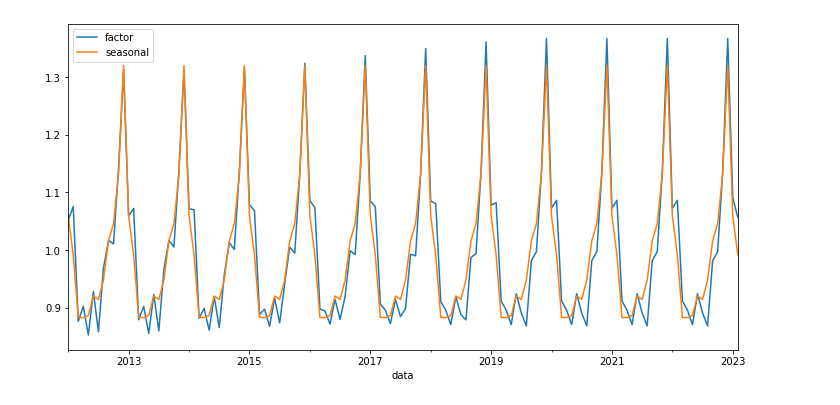
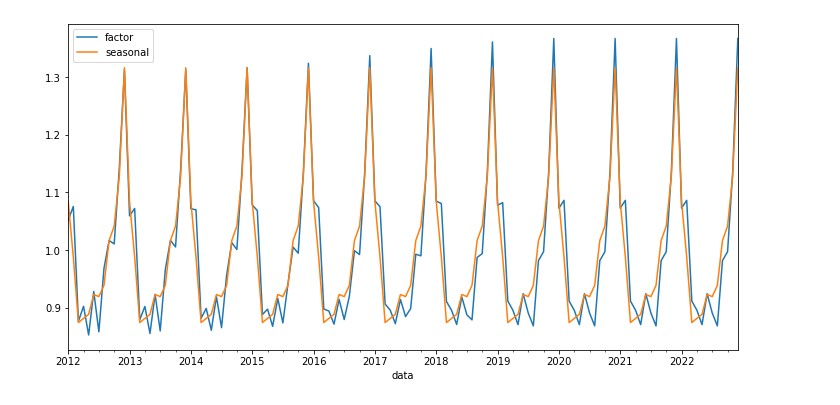
Before and after one commit to thiago3442/TS-decomposition, a Jupyter notebook: teste.ipynb, the cells around one changed output. Saved outputs shown, nothing was run; the diff lists cells and outputs as text; code cells hidden in the pictures.

```diff
--- a/teste.ipynb
+++ b/teste.ipynb
@@ -4,20 +1,26 @@ from statsmodels.tsa.seasonal import seasonal_decompose
 # %%
+import pandas as pd
+from statsmodels.tsa.seasonal import seasonal_decompose
+
+
 df = pd.read_excel("season-data.xlsx",engine='openpyxl', sheet_name="SAMPLE", index_col="data")
+
+df = df["2012":"2022"]
 
 result = seasonal_decompose(
 
     df['actual'],
     model='mul',
-    period=12,
-    extrapolate_trend=True,
+    # period=12,
+    extrapolate_trend=False,
     two_sided=False
 
     )
 
 df['trend'] = result.trend
 df['seasonal'] = result.seasonal
 df['resid'] = result.resid
 
 df[['factor', 'seasonal']].plot(figsize=(12,6));
 # %% [output]
-[figure, old version]
+[figure, new version]
```
Also changed, not shown: parts of 2 cells of this notebook.
